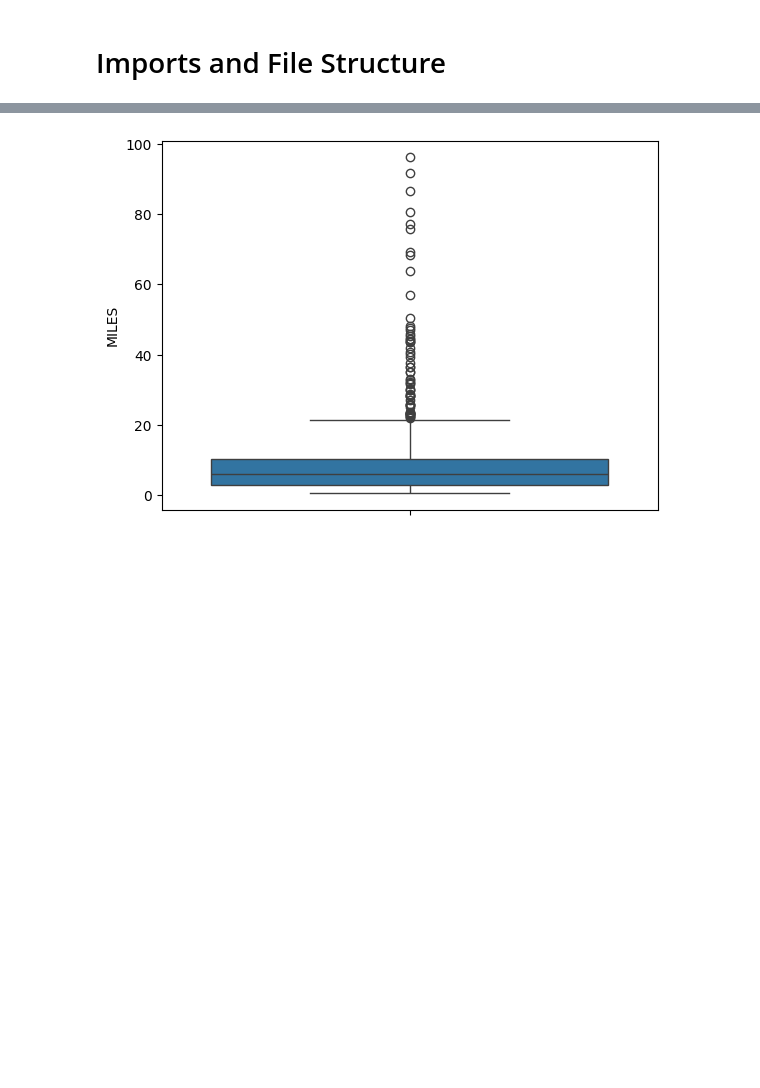
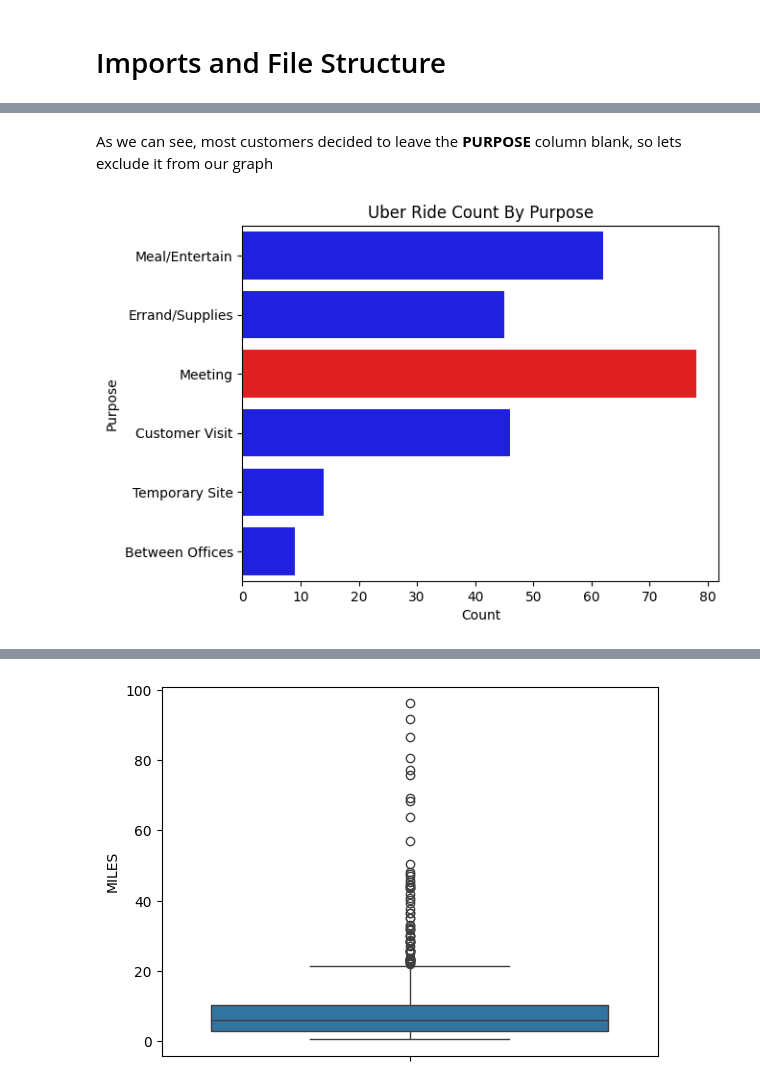
Before and after one commit to joshthesteez/Uber-Data-Analysis, a Jupyter notebook: UberAnalysis.ipynb, the cells around one changed output, grey strips where cells are left out. Cells and saved outputs as stored; diff of their text form; code cells hidden in the pictures; blank space fills up the shorter version.

```diff
--- a/UberAnalysis.ipynb
+++ b/UberAnalysis.ipynb
@@ -269,0 +184,26 @@ Now we will look at ride distance to see if there is anything worth noting.
+# %% [markdown]
+As we can see, most customers decided to leave the **PURPOSE** column blank, so lets exclude it from our graph
+# %%
+# remove the 'NOT' category from our results
+data_wo_NOT = dataset[dataset['PURPOSE'] != 'NOT']
+
+palette = {'Meeting': 'red',
+           'Meal/Entertain' : 'blue',
+           'Between Offices' : 'blue',
+           'Customer Visit' : 'blue',
+           'Temporary Site' : 'blue',
+           'Errand/Supplies' : 'blue'}
+
+sns.countplot(data=data_wo_NOT,
+              y='PURPOSE',
+              hue='PURPOSE',
+              legend=False,
+              palette=palette)
+
+plt.xlabel('Count')
+plt.ylabel('Purpose')
+plt.title('Uber Ride Count By Purpose')
+
+plt.show()
+# %% [output]
+[figure, added]
```
Also changed, not shown: parts of 43 cells of this notebook.
